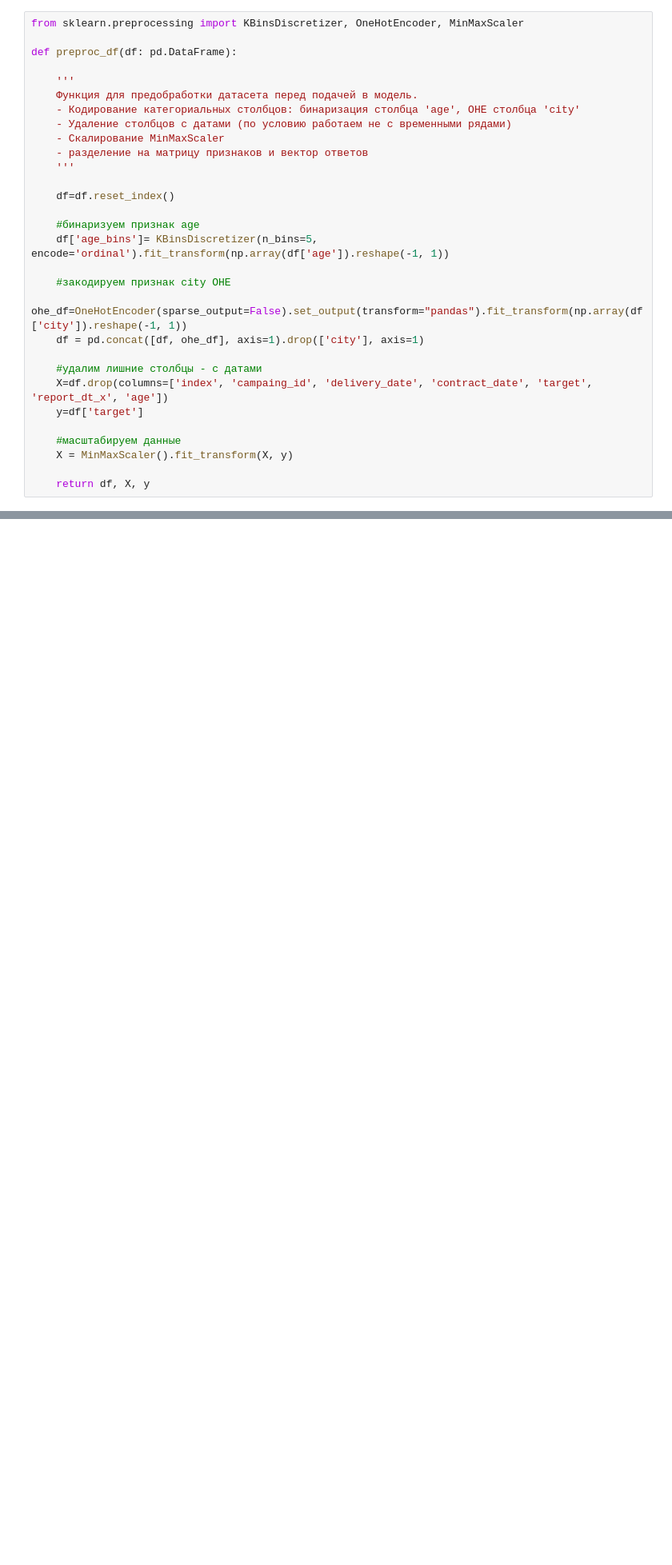
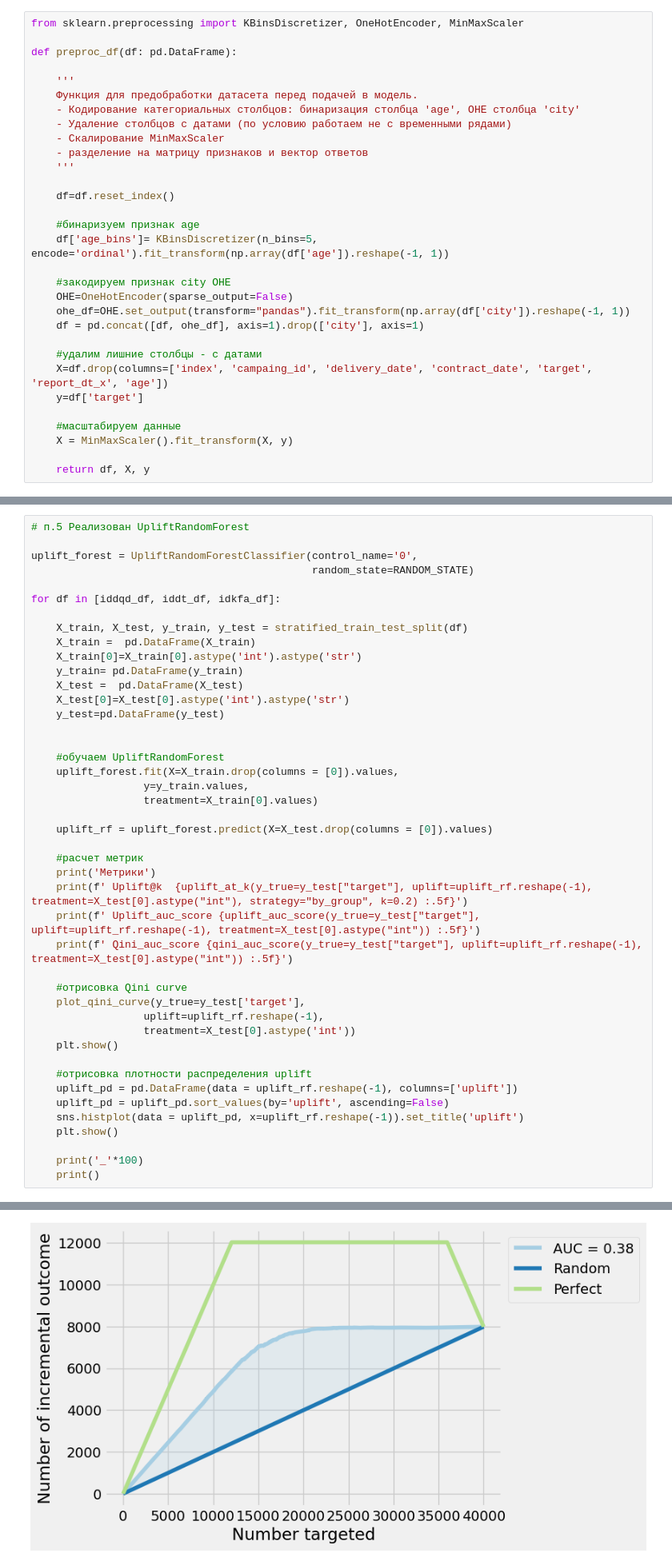
Before and after one commit to InnaBoby/ML_HSE, a Jupyter notebook: HW_6/AI_HW6_uplift.ipynb, the cells around one changed output, grey strips where cells are left out. Shown at 80% size. Cells and saved outputs as stored; diff of their text form; blank space fills up the shorter version.

```diff
--- a/HW_6/AI_HW6_uplift.ipynb
+++ b/HW_6/AI_HW6_uplift.ipynb
@@ -743,7 +743,8 @@ def preproc_df(df: pd.DataFrame):
     df['age_bins']= KBinsDiscretizer(n_bins=5, encode='ordinal').fit_transform(np.array(df['age']).reshape(-1, 1))
 
     #закодируем признак city OHE
-    ohe_df=OneHotEncoder(sparse_output=False).set_output(transform="pandas").fit_transform(np.array(df['city']).reshape(-1, 1))
+    OHE=OneHotEncoder(sparse_output=False)
+    ohe_df=OHE.set_output(transform="pandas").fit_transform(np.array(df['city']).reshape(-1, 1))
     df = pd.concat([df, ohe_df], axis=1).drop(['city'], axis=1)
 
     #удалим лишние столбцы - с датами
@@ -1148,0 +1148,45 @@ ________________________________________________________________________________
+# %%
+# п.5 Реализован UpliftRandomForest
+
+uplift_forest = UpliftRandomForestClassifier(control_name='0',
+                                             random_state=RANDOM_STATE)
+
+for df in [iddqd_df, iddt_df, idkfa_df]:
+
+    X_train, X_test, y_train, y_test = stratified_train_test_split(df)
+    X_train =  pd.DataFrame(X_train)
+    X_train[0]=X_train[0].astype('int').astype('str')
+    y_train= pd.DataFrame(y_train)
+    X_test =  pd.DataFrame(X_test)
+    X_test[0]=X_test[0].astype('int').astype('str')
+    y_test=pd.DataFrame(y_test)
+
+
+    #обучаем UpliftRandomForest
+    uplift_forest.fit(X=X_train.drop(columns = [0]).values,
+                  y=y_train.values,
+                  treatment=X_train[0].values)
+
+    uplift_rf = uplift_forest.predict(X=X_test.drop(columns = [0]).values)
+
+    #расчет метрик
+    print('Метрики')
+    print(f' Uplift@k  {uplift_at_k(y_true=y_test["target"], uplift=uplift_rf.reshape(-1), treatment=X_test[0].astype("int"), strategy="by_group", k=0.2) :.5f}')
+    print(f' Uplift_auc_score {uplift_auc_score(y_true=y_test["target"], uplift=uplift_rf.reshape(-1), treatment=X_test[0].astype("int")) :.5f}')
+    print(f' Qini_auc_score {qini_auc_score(y_true=y_test["target"], uplift=uplift_rf.reshape(-1), treatment=X_test[0].astype("int")) :.5f}')
+
+    #отрисовка Qini curve
+    plot_qini_curve(y_true=y_test['target'],
+                  uplift=uplift_rf.reshape(-1),
+                  treatment=X_test[0].astype('int'))
+    plt.show()
+
+    #отрисовка плотности распределения uplift
+    uplift_pd = pd.DataFrame(data = uplift_rf.reshape(-1), columns=['uplift'])
+    uplift_pd = uplift_pd.sort_values(by='uplift', ascending=False)
+    sns.histplot(data = uplift_pd, x=uplift_rf.reshape(-1)).set_title('uplift')
+    plt.show()
+
+    print('_'*100)
+    print()
+# %% [output]
@@ -1148,0 +1199 @@ ________________________________________________________________________________
+[figure, added]
```
Also changed, not shown: parts of 12 cells of this notebook.
